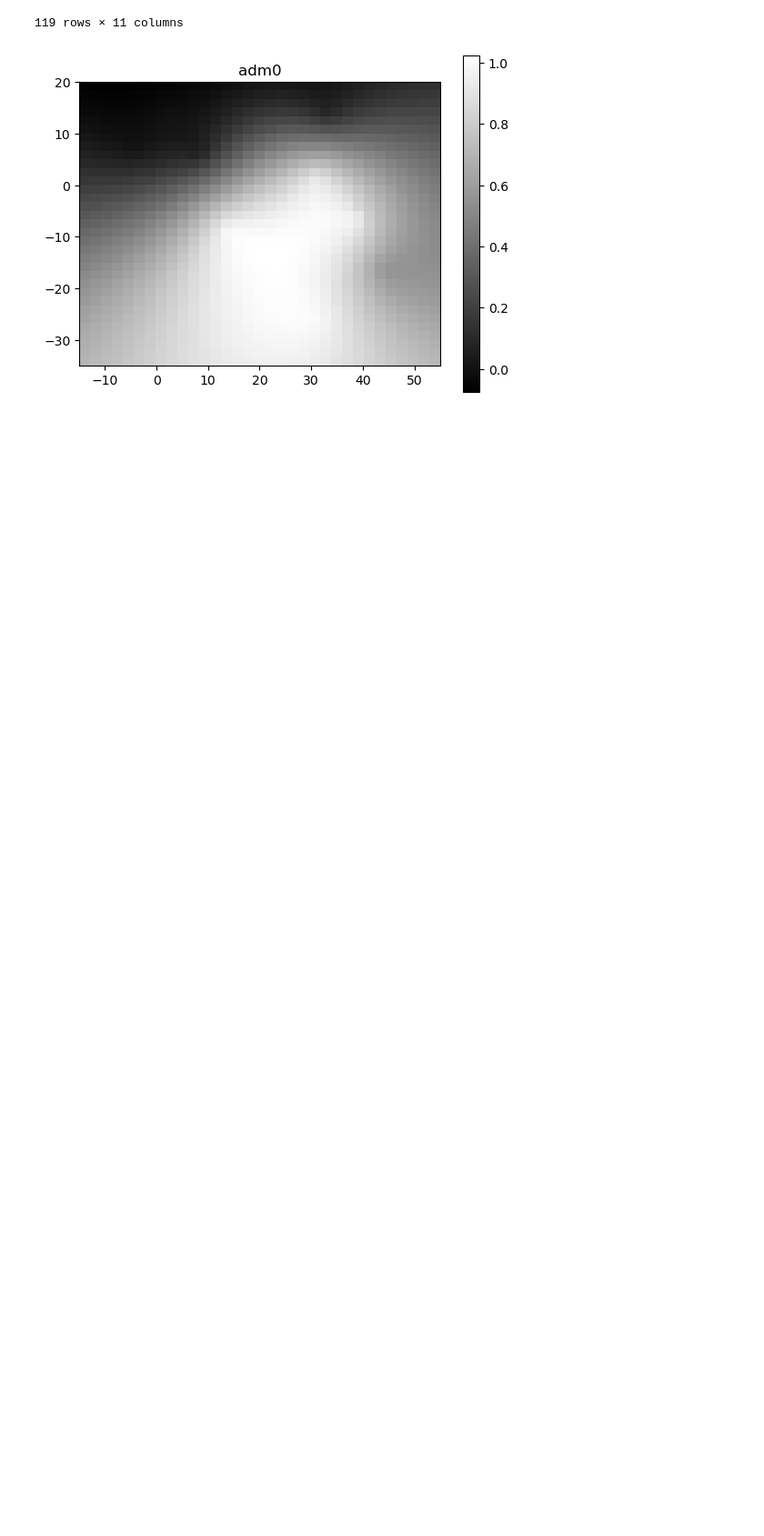
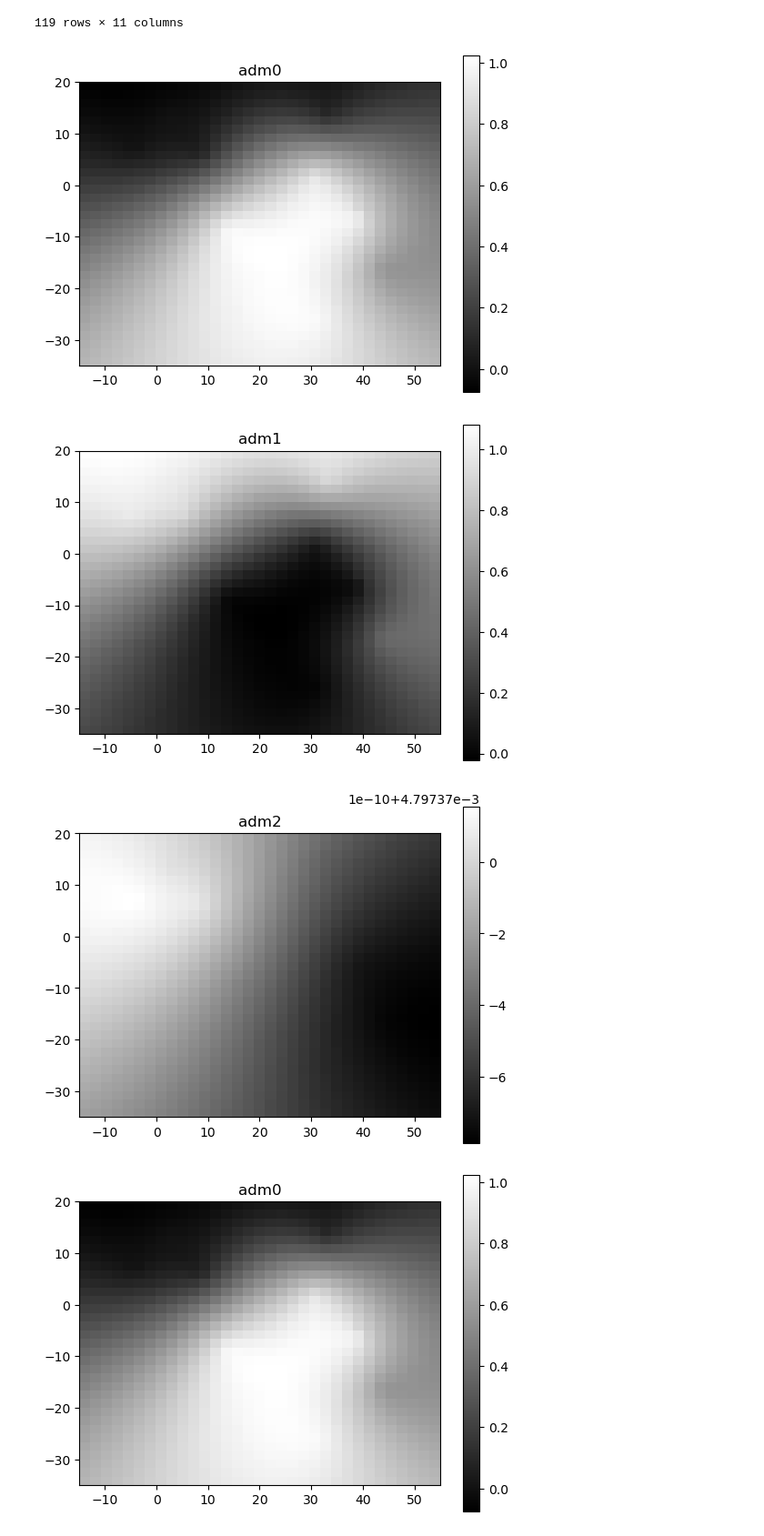
Before and after one commit to nealplatt/sch_hae_scan, a Jupyter notebook: code/11-population_structure.ipynb, the cells around one changed output. Shown at 91% size. Cells and saved outputs as stored; diff of their text form; code cells hidden in the pictures; blank space fills up the shorter version.

```diff
--- a/code/11-population_structure.ipynb
+++ b/code/11-population_structure.ipynb
@@ -1750,3 +1777,6 @@ cline_df
 | 117 | 0.020853 | 0.979137 | 0.000010 | ssp_niger_libore_169 | niger | na | snail | 13.404170 | 2.188020 | sh_nw | ... |
 | 118 | 0.999980 | 0.000010 | 0.000010 | ssp_zambia_kafue_71 | zambia | na | snail | -15.783442 | 28.172582 | sh_se | ... |
 119 rows × 11 columns
+# %%
+cline_df = pd.read_csv("prev/cline_adm3.csv", sep=",", header=0)
+cline_df
@@ -1780,6 +1824,43 @@ cline_df
 | 117 | 0.020853 | 0.979137 | 0.000010 | ssp_niger_libore_169 | niger | na | snail | 13.404170 | 2.188020 | sh_nw | ... |
 | 118 | 0.999980 | 0.000010 | 0.000010 | ssp_zambia_kafue_71 | zambia | na | snail | -15.783442 | 28.172582 | sh_se | ... |
 119 rows × 11 columns
+# %%
+#from https://geostat-framework.readthedocs.io/_/downloads/pykrige/en/stable/pdf/
+
+adm_cs={}
+for adm_c in [0, 1, 2]:
+
+    lon = cline_df["lon"]
+    lat = cline_df["lat"]
+    z = cline_df["adm{}".format(str(adm_c))]
+
+    # Generate a regular grid with 60° longitude and 30° latitude steps:
+    grid_lon = np.linspace(min_lon, max_lon, 33)
+    grid_lat = np.linspace(min_lat, max_lat, 33)
+    # Create ordinary kriging object:
+
+    OK = OrdinaryKriging(
+        lon,
+        lat,
+        z,
+        variogram_model="linear",
+        verbose=False,
+        enable_plotting=False,
+        coordinates_type="geographic",
+        )
+
+    # Execute on grid:
+    adm_cs[adm_c], ss1 = OK.execute("grid", grid_lon, grid_lat)
+
+    plt.imshow(adm_cs[adm_c], extent=[min_lon, max_lon
+                                      , min_lat, max_lat], cmap='gray', origin="lower")
+    plt.colorbar()
+    plt.title("adm{}".format(str(adm_c)))
+    plt.show()
+# %% [output]
+[figure, added]
+[figure, added]
+[figure, added]
 # %%
 #from https://geostat-framework.readthedocs.io/_/downloads/pykrige/en/stable/pdf/
 
```
Also changed, not shown: parts of 54 cells of this notebook, 7 other files.
